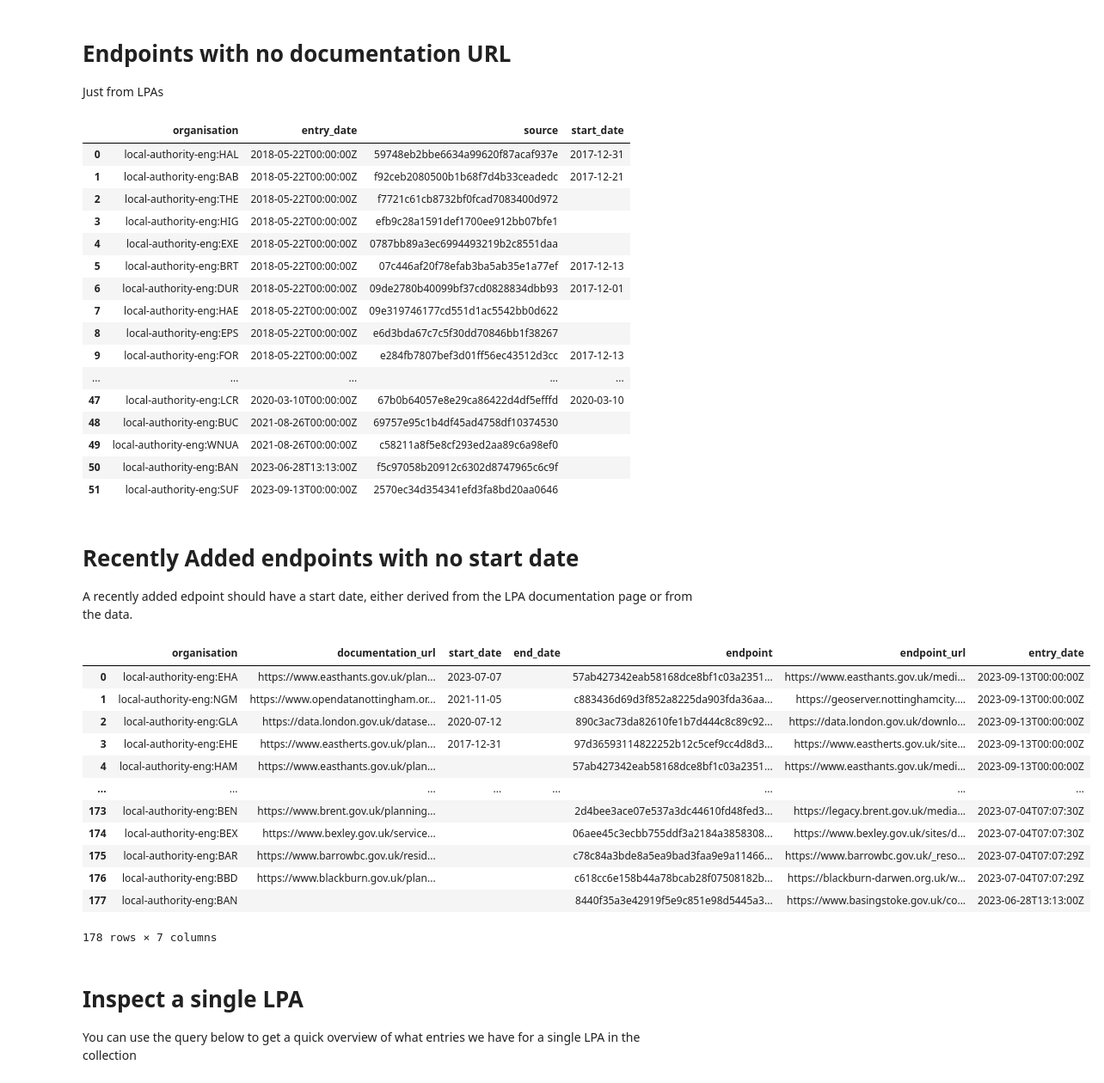
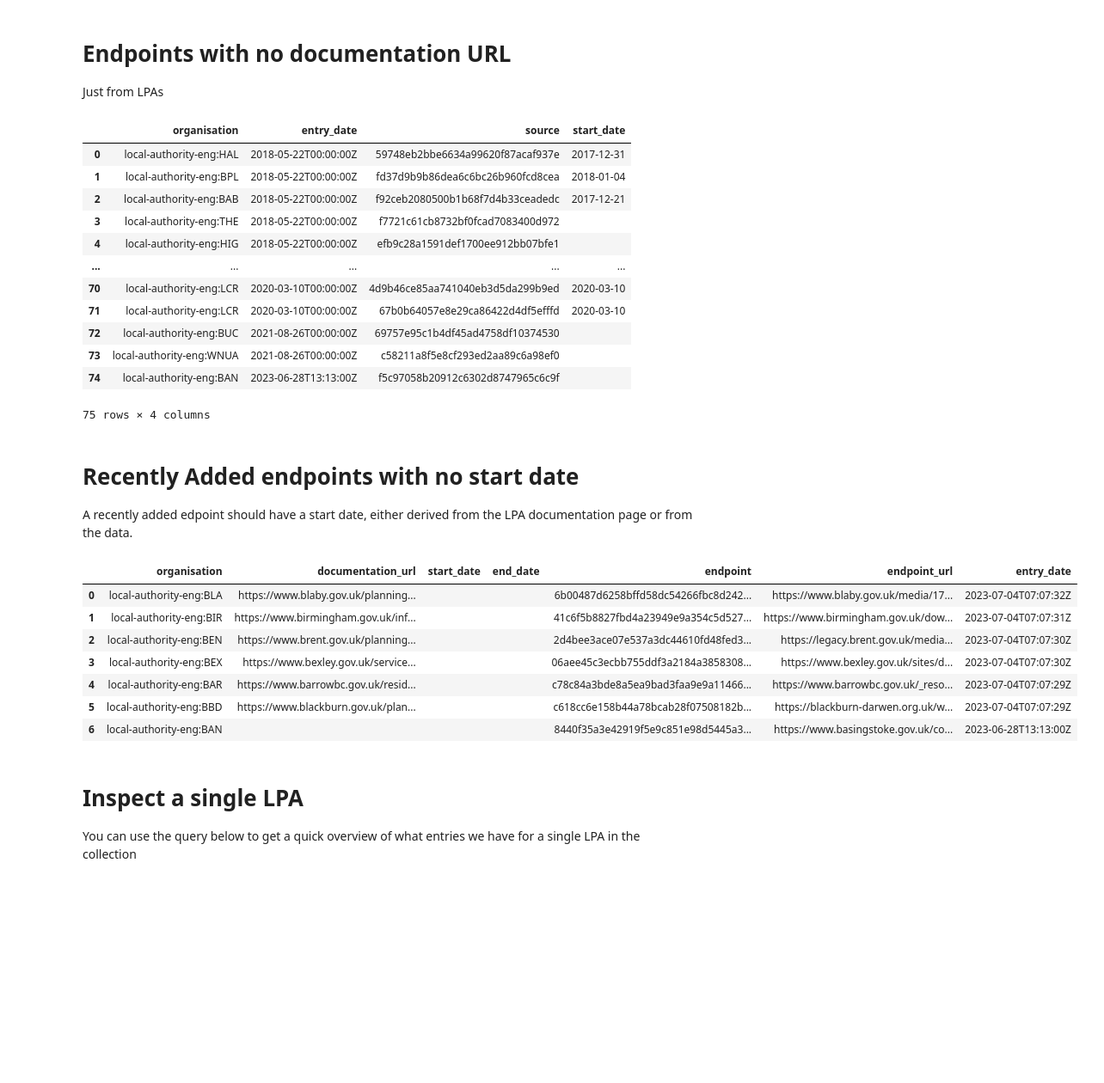
Before and after one commit to digital-land/jupyter-analysis, a Jupyter notebook: service_report/endpoints_stale.ipynb, the cells around one changed output. Shown: that part at 86% size. Saved outputs shown, nothing was run; the diff lists cells and outputs as text; code cells hidden in the pictures; blank space fills up the shorter version.

```diff
--- a/service_report/endpoints_stale.ipynb
+++ b/service_report/endpoints_stale.ipynb
@@ -28,8 +28,8 @@ import sqlite3
 # %%
 datasette_url = "https://datasette.planning.data.gov.uk/"
 
-source_file = "/mnt/c/Users/MarkSmith/Downloads/digital-land_2023)10_26.sqlite3" # or whatever you called your download.
-dest_file=  "/mnt/c/Users/MarkSmith/Downloads/entity_2023_10_26_crosstab.csv" # or wherever you want your output
+source_file = "/mnt/c/Users/MarkSmith/Downloads/digital-land_2023_11_16.sqlite3" # or whatever you called your download.
+dest_file=  "/mnt/c/Users/MarkSmith/Downloads/entity_2023_11_16_crosstab.csv" # or wherever you want your output
 
 collection = "brownfield-land"
 staleness_days=365*3
@@ -163,21 +163,17 @@ query_datasette(sql)
 # %% [output]
 |  | organisation | entry_date | source | start_date |
 | 0 | local-authority-eng:HAL | 2018-05-22T00:00:00Z | 59748eb2bbe6634a99620f87acaf937e | 2017-12-31 |
-| 1 | local-authority-eng:BAB | 2018-05-22T00:00:00Z | f92ceb2080500b1b68f7d4b33ceadedc | 2017-12-21 |
-| 2 | local-authority-eng:THE | 2018-05-22T00:00:00Z | f7721c61cb8732bf0fcad7083400d972 |  |
-| 3 | local-authority-eng:HIG | 2018-05-22T00:00:00Z | efb9c28a1591def1700ee912bb07bfe1 |  |
-| 4 | local-authority-eng:EXE | 2018-05-22T00:00:00Z | 0787bb89a3ec6994493219b2c8551daa |  |
-| 5 | local-authority-eng:BRT | 2018-05-22T00:00:00Z | 07c446af20f78efab3ba5ab35e1a77ef | 2017-12-13 |
-| 6 | local-authority-eng:DUR | 2018-05-22T00:00:00Z | 09de2780b40099bf37cd0828834dbb93 | 2017-12-01 |
-| 7 | local-authority-eng:HAE | 2018-05-22T00:00:00Z | 09e319746177cd551d1ac5542bb0d622 |  |
-| 8 | local-authority-eng:EPS | 2018-05-22T00:00:00Z | e6d3bda67c7c5f30dd70846bb1f38267 |  |
-| 9 | local-authority-eng:FOR | 2018-05-22T00:00:00Z | e284fb7807bef3d01ff56ec43512d3cc | 2017-12-13 |
+| 1 | local-authority-eng:BPL | 2018-05-22T00:00:00Z | fd37d9b9b86dea6c6bc26b960fcd8cea | 2018-01-04 |
+| 2 | local-authority-eng:BAB | 2018-05-22T00:00:00Z | f92ceb2080500b1b68f7d4b33ceadedc | 2017-12-21 |
+| 3 | local-authority-eng:THE | 2018-05-22T00:00:00Z | f7721c61cb8732bf0fcad7083400d972 |  |
+| 4 | local-authority-eng:HIG | 2018-05-22T00:00:00Z | efb9c28a1591def1700ee912bb07bfe1 |  |
 | ... | ... | ... | ... | ... |
-| 47 | local-authority-eng:LCR | 2020-03-10T00:00:00Z | 67b0b64057e8e29ca86422d4df5efffd | 2020-03-10 |
-| 48 | local-authority-eng:BUC | 2021-08-26T00:00:00Z | 69757e95c1b4df45ad4758df10374530 |  |
-| 49 | local-authority-eng:WNUA | 2021-08-26T00:00:00Z | c58211a8f5e8cf293ed2aa89c6a98ef0 |  |
-| 50 | local-authority-eng:BAN | 2023-06-28T13:13:00Z | f5c97058b20912c6302d8747965c6c9f |  |
-| 51 | local-authority-eng:SUF | 2023-09-13T00:00:00Z | 2570ec34d354341efd3fa8bd20aa0646 |  |
+| 70 | local-authority-eng:LCR | 2020-03-10T00:00:00Z | 4d9b46ce85aa741040eb3d5da299b9ed | 2020-03-10 |
+| 71 | local-authority-eng:LCR | 2020-03-10T00:00:00Z | 67b0b64057e8e29ca86422d4df5efffd | 2020-03-10 |
+| 72 | local-authority-eng:BUC | 2021-08-26T00:00:00Z | 69757e95c1b4df45ad4758df10374530 |  |
+| 73 | local-authority-eng:WNUA | 2021-08-26T00:00:00Z | c58211a8f5e8cf293ed2aa89c6a98ef0 |  |
+| 74 | local-authority-eng:BAN | 2023-06-28T13:13:00Z | f5c97058b20912c6302d8747965c6c9f |  |
+75 rows × 4 columns
 # %% [markdown]
 # Recently Added endpoints with no start date
 
@@ -185,32 +181,27 @@ A recently added edpoint should have a start date, either derived from the LPA d
 # %%
 recent_entry_cutoff= "2023-06-01"
 
 sql = F"""
     select src.organisation, src.documentation_url,  src.start_date as start_date, src.end_date, ep.endpoint, ep.endpoint_url, ep.entry_date as entry_date
 	from source src
 	inner join endpoint ep on ep.endpoint = src.endpoint
 	and src.collection = "{collection}"
 	and ep.entry_date >= "{recent_entry_cutoff}"
 	and ep.start_date = ""
     and src.end_date = ""
-    order by entry_date DESC, start_date DESC
+    order by entry_date DESC, src.organisation
     """
 
 query_datasette(sql)
 # %% [output]
 |  | organisation | documentation_url | start_date | end_date | endpoint | endpoint_url | entry_date |
-| 0 | local-authority-eng:EHA | https://www.easthants.gov.uk/plan... | 2023-07-07 |  | 57ab427342eab58168dce8bf1c03a2351... | https://www.easthants.gov.uk/medi... | 2023-09-13T00:00:00Z |
-| 1 | local-authority-eng:NGM | https://www.opendatanottingham.or... | 2021-11-05 |  | c883436d69d3f852a8225da903fda36aa... | https://geoserver.nottinghamcity.... | 2023-09-13T00:00:00Z |
-| 2 | local-authority-eng:GLA | https://data.london.gov.uk/datase... | 2020-07-12 |  | 890c3ac73da82610fe1b7d444c8c89c92... | https://data.london.gov.uk/downlo... | 2023-09-13T00:00:00Z |
-| 3 | local-authority-eng:EHE | https://www.eastherts.gov.uk/plan... | 2017-12-31 |  | 97d36593114822252b12c5cef9cc4d8d3... | https://www.eastherts.gov.uk/site... | 2023-09-13T00:00:00Z |
-| 4 | local-authority-eng:HAM | https://www.easthants.gov.uk/plan... |  |  | 57ab427342eab58168dce8bf1c03a2351... | https://www.easthants.gov.uk/medi... | 2023-09-13T00:00:00Z |
-| ... | ... | ... | ... | ... | ... | ... | ... |
-| 173 | local-authority-eng:BEN | https://www.brent.gov.uk/planning... |  |  | 2d4bee3ace07e537a3dc44610fd48fed3... | https://legacy.brent.gov.uk/media... | 2023-07-04T07:07:30Z |
-| 174 | local-authority-eng:BEX | https://www.bexley.gov.uk/service... |  |  | 06aee45c3ecbb755ddf3a2184a3858308... | https://www.bexley.gov.uk/sites/d... | 2023-07-04T07:07:30Z |
-| 175 | local-authority-eng:BAR | https://www.barrowbc.gov.uk/resid... |  |  | c78c84a3bde8a5ea9bad3faa9e9a11466... | https://www.barrowbc.gov.uk/_reso... | 2023-07-04T07:07:29Z |
-| 176 | local-authority-eng:BBD | https://www.blackburn.gov.uk/plan... |  |  | c618cc6e158b44a78bcab28f07508182b... | https://blackburn-darwen.org.uk/w... | 2023-07-04T07:07:29Z |
-| 177 | local-authority-eng:BAN |  |  |  | 8440f35a3e42919f5e9c851e98d5445a3... | https://www.basingstoke.gov.uk/co... | 2023-06-28T13:13:00Z |
+| 0 | local-authority-eng:BLA | https://www.blaby.gov.uk/planning... |  |  | 6b00487d6258bffd58dc54266fbc8d242... | https://www.blaby.gov.uk/media/17... | 2023-07-04T07:07:32Z |
+| 1 | local-authority-eng:BIR | https://www.birmingham.gov.uk/inf... |  |  | 41c6f5b8827fbd4a23949e9a354c5d527... | https://www.birmingham.gov.uk/dow... | 2023-07-04T07:07:31Z |
+| 2 | local-authority-eng:BEN | https://www.brent.gov.uk/planning... |  |  | 2d4bee3ace07e537a3dc44610fd48fed3... | https://legacy.brent.gov.uk/media... | 2023-07-04T07:07:30Z |
+| 3 | local-authority-eng:BEX | https://www.bexley.gov.uk/service... |  |  | 06aee45c3ecbb755ddf3a2184a3858308... | https://www.bexley.gov.uk/sites/d... | 2023-07-04T07:07:30Z |
+| 4 | local-authority-eng:BAR | https://www.barrowbc.gov.uk/resid... |  |  | c78c84a3bde8a5ea9bad3faa9e9a11466... | https://www.barrowbc.gov.uk/_reso... | 2023-07-04T07:07:29Z |
+| 5 | local-authority-eng:BBD | https://www.blackburn.gov.uk/plan... |  |  | c618cc6e158b44a78bcab28f07508182b... | https://blackburn-darwen.org.uk/w... | 2023-07-04T07:07:29Z |
+| 6 | local-authority-eng:BAN |  |  |  | 8440f35a3e42919f5e9c851e98d5445a3... | https://www.basingstoke.gov.uk/co... | 2023-06-28T13:13:00Z |
-178 rows × 7 columns
 # %% [markdown]
 # Inspect a single LPA
 
```
Also changed, not shown: parts of 10 cells of this notebook.
